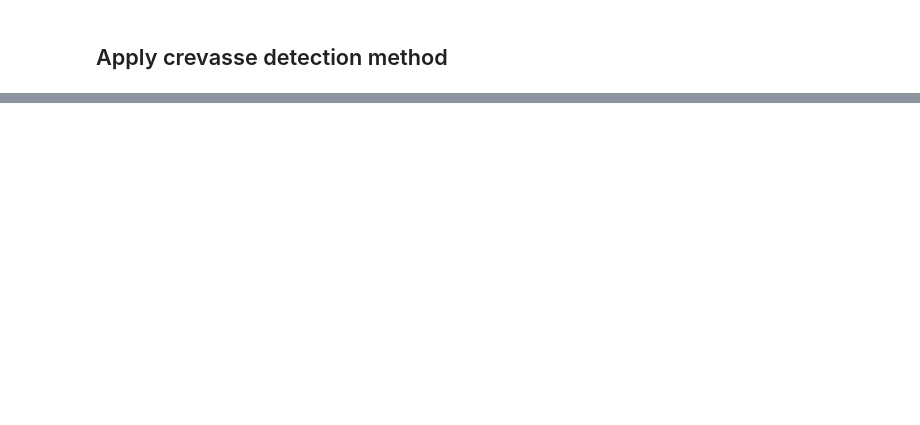
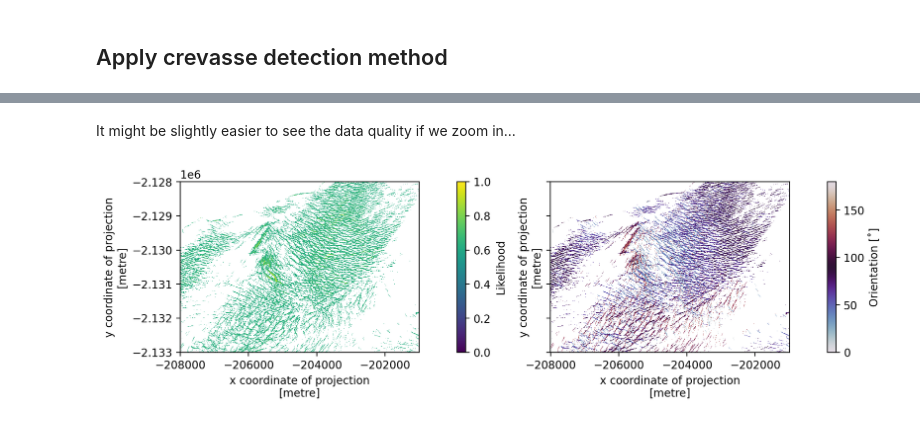
Before and after one commit to trchudley/crevopt, a Jupyter notebook: example_notebook.ipynb, the cells around one changed output, grey strips where cells are left out. Saved outputs shown, nothing was run; the diff lists cells and outputs as text; code cells hidden in the pictures; blank space fills up the shorter version.

```diff
--- a/example_notebook.ipynb
+++ b/example_notebook.ipynb
@@ -82,0 +99,21 @@ Text(0.5, 1.0, '')
+# %% [markdown]
+It might be slightly easier to see the data quality if we zoom in...
+# %%
+bbox = -208000, -2.133e6, -201000, -2.128e6
+
+plt.close()
+fig, axes = plt.subplots(ncols=2, sharex=True, sharey=True, layout='constrained', figsize=(10,3.0))
+
+ax = axes[0]
+likelihood_masked.rio.clip_box(*bbox).plot.imshow(ax=ax, cmap='viridis', vmin=0, vmax=1, cbar_kwargs={'label': 'Likelihood'})
+
+ax = axes[1]
+orientation_masked.rio.clip_box(*bbox).plot.imshow(ax=ax, cmap='twilight', vmin=0, vmax=180, cbar_kwargs={'label': 'Orientation [˚]'})
+
+for ax in axes.ravel():
+    ax.set_aspect('equal')
+    ax.set_title(None)
+
+plt.show()
+# %% [output]
+[figure, added]
```
Also changed, not shown: parts of 24 cells of this notebook, 7 other files.
